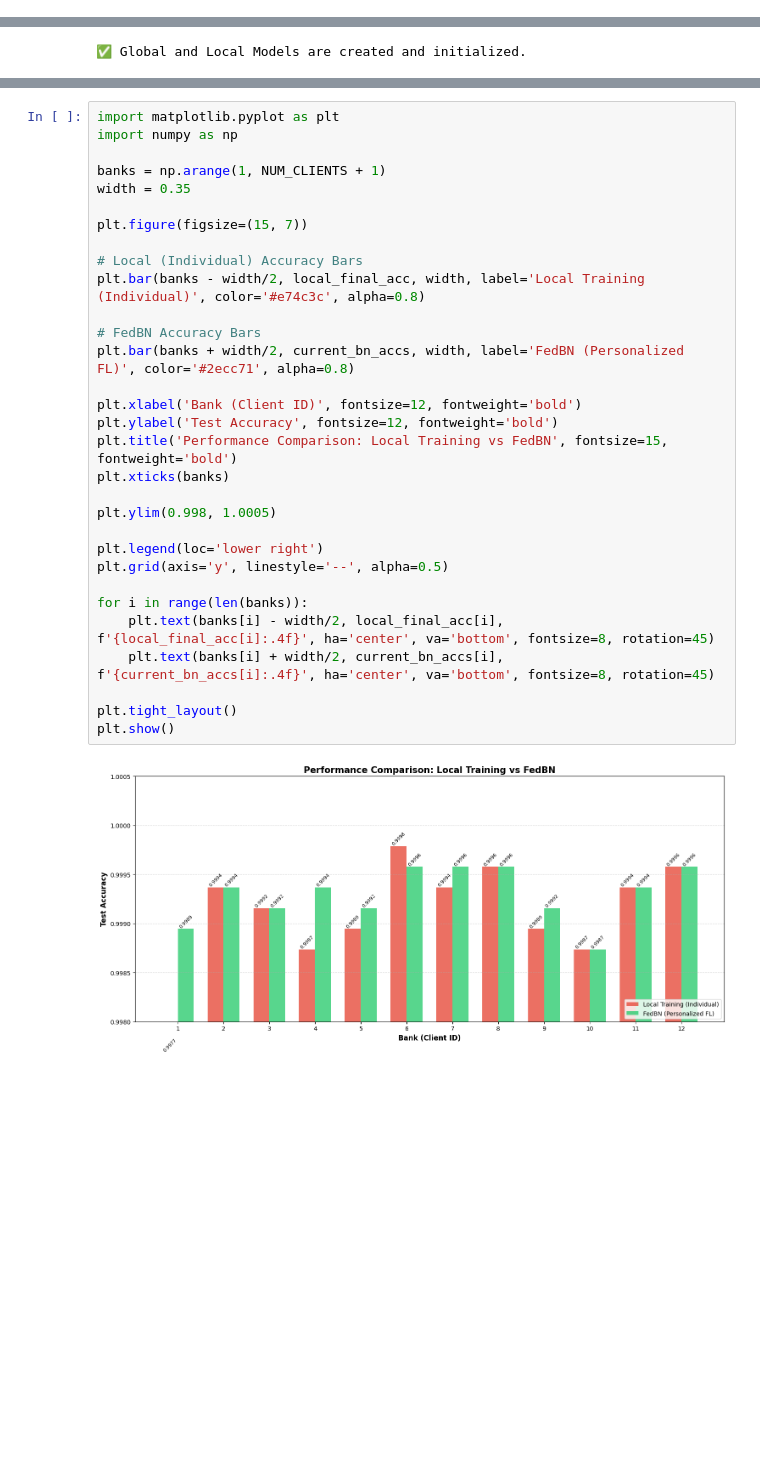
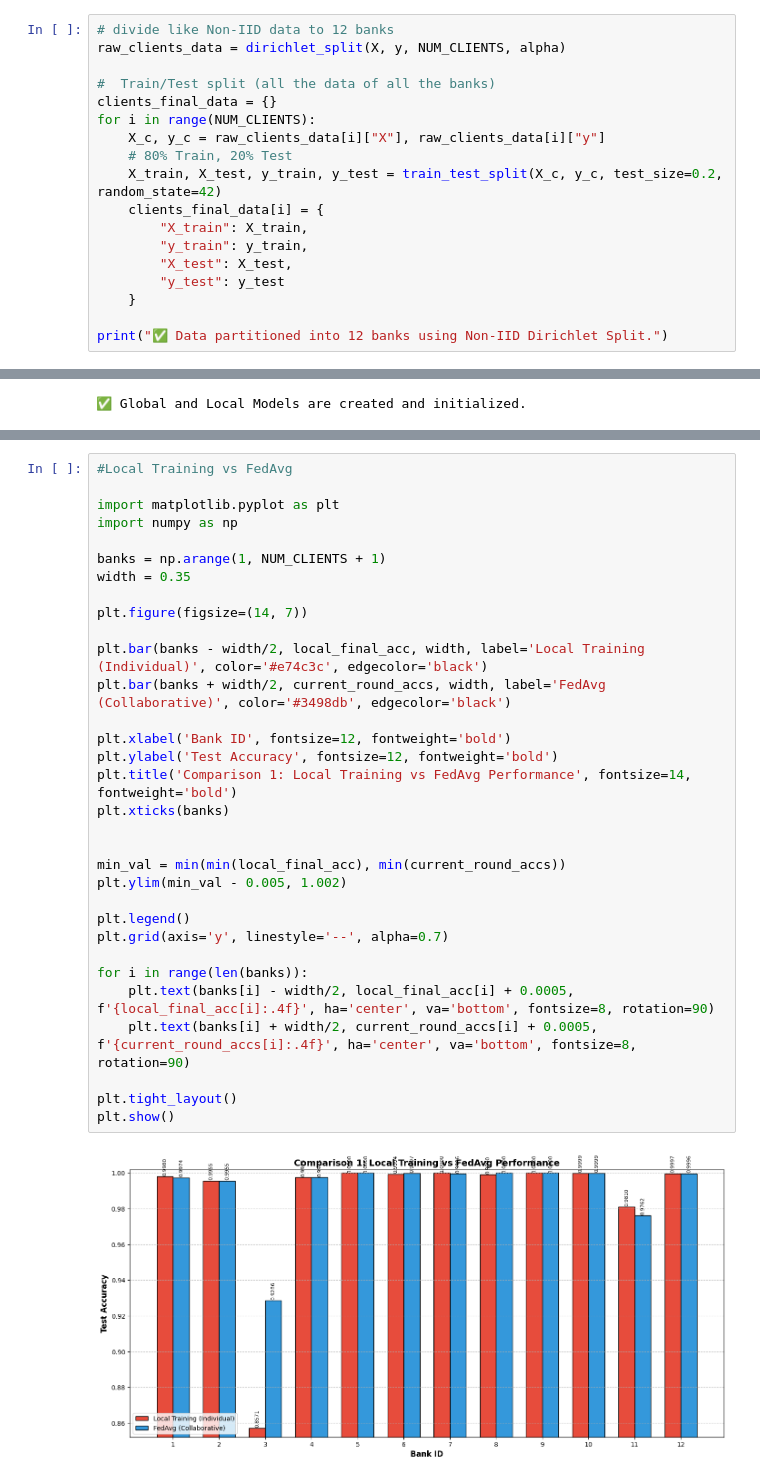
Before and after one commit to ThisumiWijesinghe/Fraud-Detection-with-Federated-Learning, a Jupyter notebook: New_dataset_AI_Project.ipynb, the cells around one changed output, grey strips where cells are left out. Drawn from its saved outputs; the diff is of its cells as text; blank space fills up the shorter version.

Commit message:
Added visualization part Local training vs FedAvg FedAvg vs FedBN

```diff
--- a/New_dataset_AI_Project.ipynb
+++ b/New_dataset_AI_Project.ipynb
@@ -101,0 +75,18 @@ for i in range(NUM_CLIENTS):
+# %%
+# divide like Non-IID data to 12 banks
+raw_clients_data = dirichlet_split(X, y, NUM_CLIENTS, alpha)
+
+#  Train/Test split (all the data of all the banks)
+clients_final_data = {}
+for i in range(NUM_CLIENTS):
+    X_c, y_c = raw_clients_data[i]["X"], raw_clients_data[i]["y"]
+    # 80% Train, 20% Test
+    X_train, X_test, y_train, y_test = train_test_split(X_c, y_c, test_size=0.2, random_state=42)
+    clients_final_data[i] = {
+        "X_train": X_train,
+        "y_train": y_train,
+        "X_test": X_test,
+        "y_test": y_test
+    }
+
+print("✅ Data partitioned into 12 banks using Non-IID Dirichlet Split.")
@@ -275,33 +377,34 @@ print("\n✅ Baseline Training Complete!")
 # %%
+#Local Training vs FedAvg
+
 import matplotlib.pyplot as plt
 import numpy as np
 
 banks = np.arange(1, NUM_CLIENTS + 1)
 width = 0.35
 
-plt.figure(figsize=(15, 7))
+plt.figure(figsize=(14, 7))
 
-# Local (Individual) Accuracy Bars
-plt.bar(banks - width/2, local_final_acc, width, label='Local Training (Individual)', color='#e74c3c', alpha=0.8)
+plt.bar(banks - width/2, local_final_acc, width, label='Local Training (Individual)', color='#e74c3c', edgecolor='black')
+plt.bar(banks + width/2, current_round_accs, width, label='FedAvg (Collaborative)', color='#3498db', edgecolor='black')
 
-# FedBN Accuracy Bars
-plt.bar(banks + width/2, current_bn_accs, width, label='FedBN (Personalized FL)', color='#2ecc71', alpha=0.8)
-
-plt.xlabel('Bank (Client ID)', fontsize=12, fontweight='bold')
+plt.xlabel('Bank ID', fontsize=12, fontweight='bold')
 plt.ylabel('Test Accuracy', fontsize=12, fontweight='bold')
-plt.title('Performance Comparison: Local Training vs FedBN', fontsize=15, fontweight='bold')
+plt.title('Comparison 1: Local Training vs FedAvg Performance', fontsize=14, fontweight='bold')
 plt.xticks(banks)
 
-plt.ylim(0.998, 1.0005)
 
-plt.legend(loc='lower right')
-plt.grid(axis='y', linestyle='--', alpha=0.5)
+min_val = min(min(local_final_acc), min(current_round_accs))
+plt.ylim(min_val - 0.005, 1.002)
+
+plt.legend()
+plt.grid(axis='y', linestyle='--', alpha=0.7)
 
 for i in range(len(banks)):
-    plt.text(banks[i] - width/2, local_final_acc[i], f'{local_final_acc[i]:.4f}', ha='center', va='bottom', fontsize=8, rotation=45)
-    plt.text(banks[i] + width/2, current_bn_accs[i], f'{current_bn_accs[i]:.4f}', ha='center', va='bottom', fontsize=8, rotation=45)
+    plt.text(banks[i] - width/2, local_final_acc[i] + 0.0005, f'{local_final_acc[i]:.4f}', ha='center', va='bottom', fontsize=8, rotation=90)
+    plt.text(banks[i] + width/2, current_round_accs[i] + 0.0005, f'{current_round_accs[i]:.4f}', ha='center', va='bottom', fontsize=8, rotation=90)
 
 plt.tight_layout()
 plt.show()
 # %% [output]
-[figure, old version]
+[figure, new version]
```
Also changed, not shown: parts of 18 cells of this notebook.
